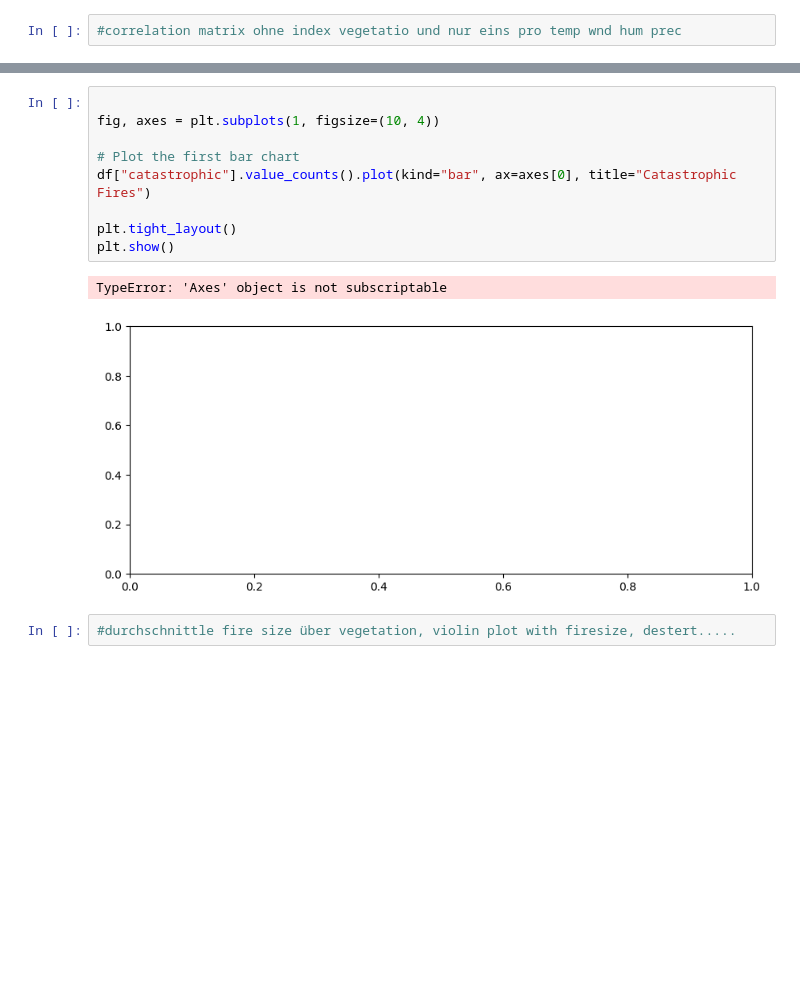
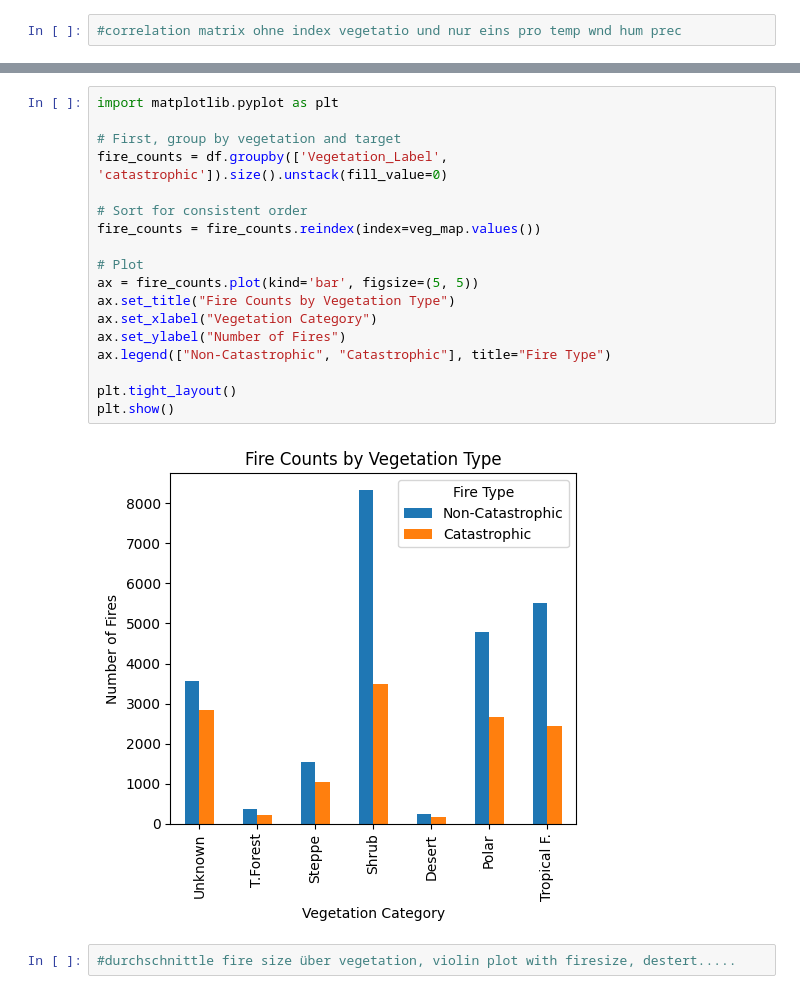
Before and after one commit to leonkriesmair/BigDataProject, a Jupyter notebook: notebooks/DescriptiveAnalysis.ipynb, the cells around one changed output, grey strips where cells are left out. Saved outputs shown, nothing was run; the diff lists cells and outputs as text; blank space fills up the shorter version.

```diff
--- a/notebooks/DescriptiveAnalysis.ipynb
+++ b/notebooks/DescriptiveAnalysis.ipynb
@@ -128,15 +130,23 @@ plt.show()
-# %%
-
-fig, axes = plt.subplots(1, figsize=(10, 4))
-
-# Plot the first bar chart
-df["catastrophic"].value_counts().plot(kind="bar", ax=axes[0], title="Catastrophic Fires")
-
-plt.tight_layout()
-plt.show()
-# %% [output]
-TypeError: 'Axes' object is not subscriptable
-[figure, removed]
+# %%
+import matplotlib.pyplot as plt
+
+# First, group by vegetation and target
+fire_counts = df.groupby(['Vegetation_Label', 'catastrophic']).size().unstack(fill_value=0)
+
+# Sort for consistent order
+fire_counts = fire_counts.reindex(index=veg_map.values())
+
+# Plot
+ax = fire_counts.plot(kind='bar', figsize=(5, 5))
+ax.set_title("Fire Counts by Vegetation Type")
+ax.set_xlabel("Vegetation Category")
+ax.set_ylabel("Number of Fires")
+ax.legend(["Non-Catastrophic", "Catastrophic"], title="Fire Type")
+
+plt.tight_layout()
+plt.show()
+# %% [output]
+[figure, added]
 # %%
 #durchschnittle fire size über vegetation, violin plot with firesize, destert.....
 # %%
```
Also changed, not shown: parts of 7 cells of this notebook.
